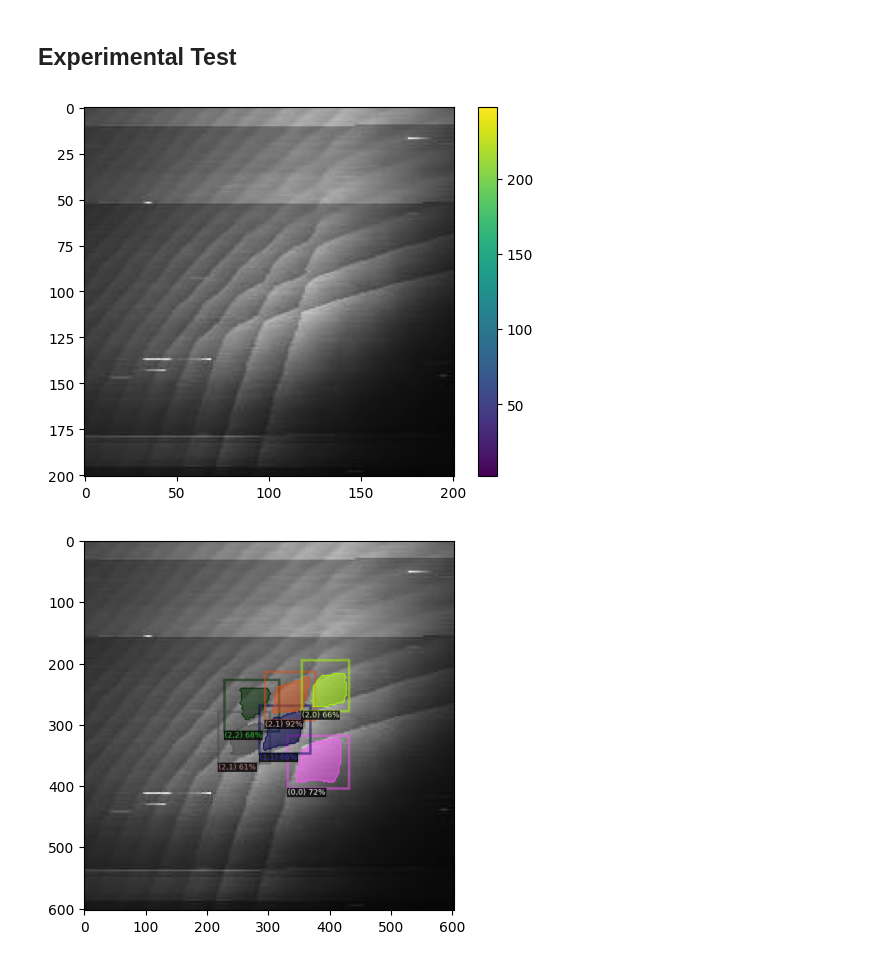
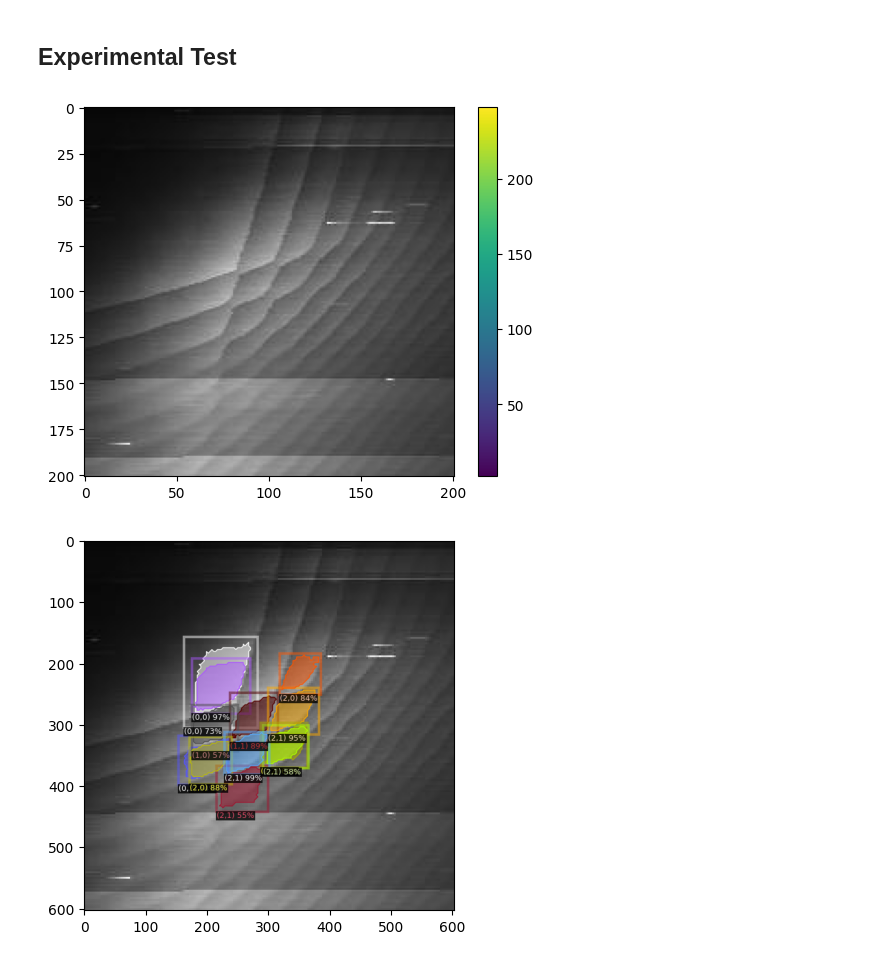
Before and after one commit to mainCSG/QuantumDotControl, a Jupyter notebook: autotuning/coarse_tuning/src/inference_model.ipynb, the cells around one changed output. Cells and saved outputs as stored; diff of their text form; code cells hidden in the pictures.

```diff
--- a/autotuning/coarse_tuning/src/inference_model.ipynb
+++ b/autotuning/coarse_tuning/src/inference_model.ipynb
@@ -50,7 +50,7 @@ detectron2: 0.6
 #!scp apaurevi@graham.computecanada.ca:projects/def-baugh/apaurevi/QuantumDotControl/output/model_final.pth ./output/model_sept_12_charge_state.pth
 # %%
 # Load trained model path
-model_path = os.path.join("../output", "model_sept_12_charge_state.pth")  # path to the model we just trained
+model_path = os.path.join("../output", "model_sept_13_charge_state.pth")  # path to the model we just trained
 model_name = 'charge_state'
 # %%
 config_path = "./config.yaml"
@@ -97,6 +97,6 @@ os.makedirs(cfg.OUTPUT_DIR, exist_ok=True)
 # Inference should use the config with parameters that are used in training
 # cfg now already contains everything we've set previously. We changed it a little bit for inference:
 cfg.MODEL.WEIGHTS = model_path
-cfg.MODEL.ROI_HEADS.SCORE_THRESH_TEST = 0.90  # set a custom testing threshold
+cfg.MODEL.ROI_HEADS.SCORE_THRESH_TEST = 0.50  # set a custom testing threshold
 predictor = DefaultPredictor(cfg)
 # %% [output]
@@ -221,7 +221,7 @@ for d in random.sample(dataset_dicts, 1):
 # %%
 test_image = os.path.join(MODEL_TEST_DATA_DIR, "exp_large_10.jpg")
 im = cv2.imread(test_image)
-# im = cv2.rotate(im, cv2.ROTATE_180)
+im = cv2.rotate(im, cv2.ROTATE_180)
 im_blur = cv2.bilateralFilter(im, 3,50,50)
 gray = cv2.cvtColor(im_blur, cv2.COLOR_BGR2GRAY)
 # Define the sharpening kernel (Laplacian)
@@ -249,32 +249,32 @@ kernel = np.array([[0, -1, 0],
 # # # plt.colorbar()
 # # # plt.show()
 # # # im = cv2.cvtColor(im_thres, cv2.COLOR_GRAY2RGB)
 # # # plt.imshow(im)
 # # # plt.colorbar()
 # # # plt.show()
 # # im = cv2.rotate(im_adap_thres, cv2.ROTATE_180)
 # # plt.imshow(im)
 # # plt.colorbar()
 # # plt.show()
 # # im = cv2.cvtColor(im, cv2.COLOR_GRAY2RGB)
 
 # # im = cv2.rotate(sobelxy.astype('uint8'), cv2.ROTATE_180)
 # im = cv2.cvtColor(gray, cv2.COLOR_GRAY2RGB)
 # im = cv2.rotate(im, cv2.ROTATE_180)
 plt.imshow(im)
 plt.colorbar()
 plt.show()
 outputs = predictor(im)  # format is documented at https://detectron2.readthedocs.io/tutorials/models.html#model-output-format
 csd_test_metadata = MetadataCatalog.get("csd_val")
 v = Visualizer(im[:, :, ::-1],
                 metadata=csd_test_metadata,
                 scale=3,    # remove the colors of unsegmented pixels. This option is only available for segmentation models
 )
 
 out = v.draw_instance_predictions(outputs["instances"].to("cpu"))
 plt.imshow(out.get_image())
 
 plt.show()
 # %% [output]
-[figure, old version]
+[figure, new version]
-[figure, old version]
+[figure, new version]
```
Also changed, not shown: parts of 2 cells of this notebook, 4 other files.
